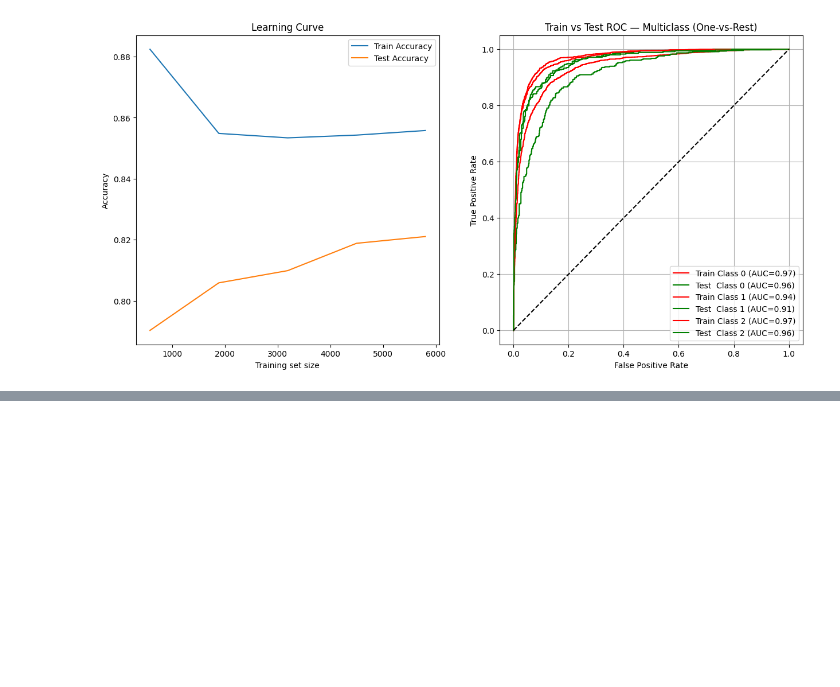
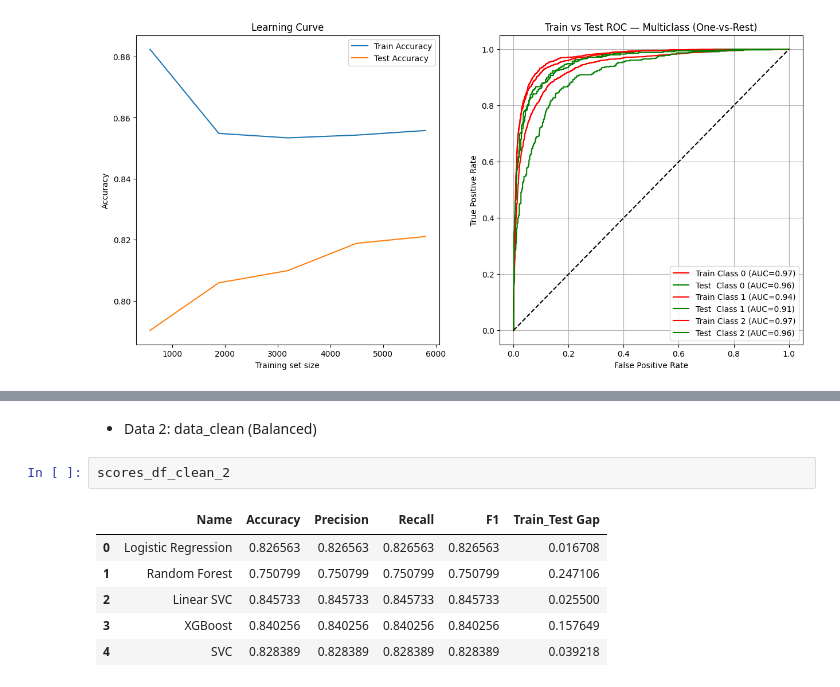
Before and after one commit to anass17/AeroStream, a Jupyter notebook: notebooks/06_model_training.ipynb, the cells around one changed output, grey strips where cells are left out. Drawn from its saved outputs; the diff is of its cells as text; blank space fills up the shorter version.

```diff
--- a/notebooks/06_model_training.ipynb
+++ b/notebooks/06_model_training.ipynb
@@ -566,0 +580,11 @@ weighted avg       0.82      0.82      0.82      1281
+# %% [markdown]
+- Data 2: data_clean (Balanced)
+# %%
+scores_df_clean_2
+# %% [output]
+|  | Name | Accuracy | Precision | Recall | F1 | Train_Test Gap |
+| 0 | Logistic Regression | 0.826563 | 0.826563 | 0.826563 | 0.826563 | 0.016708 |
+| 1 | Random Forest | 0.750799 | 0.750799 | 0.750799 | 0.750799 | 0.247106 |
+| 2 | Linear SVC | 0.845733 | 0.845733 | 0.845733 | 0.845733 | 0.025500 |
+| 3 | XGBoost | 0.840256 | 0.840256 | 0.840256 | 0.840256 | 0.157649 |
+| 4 | SVC | 0.828389 | 0.828389 | 0.828389 | 0.828389 | 0.039218 |
```
Also changed, not shown: parts of 8 cells of this notebook.
